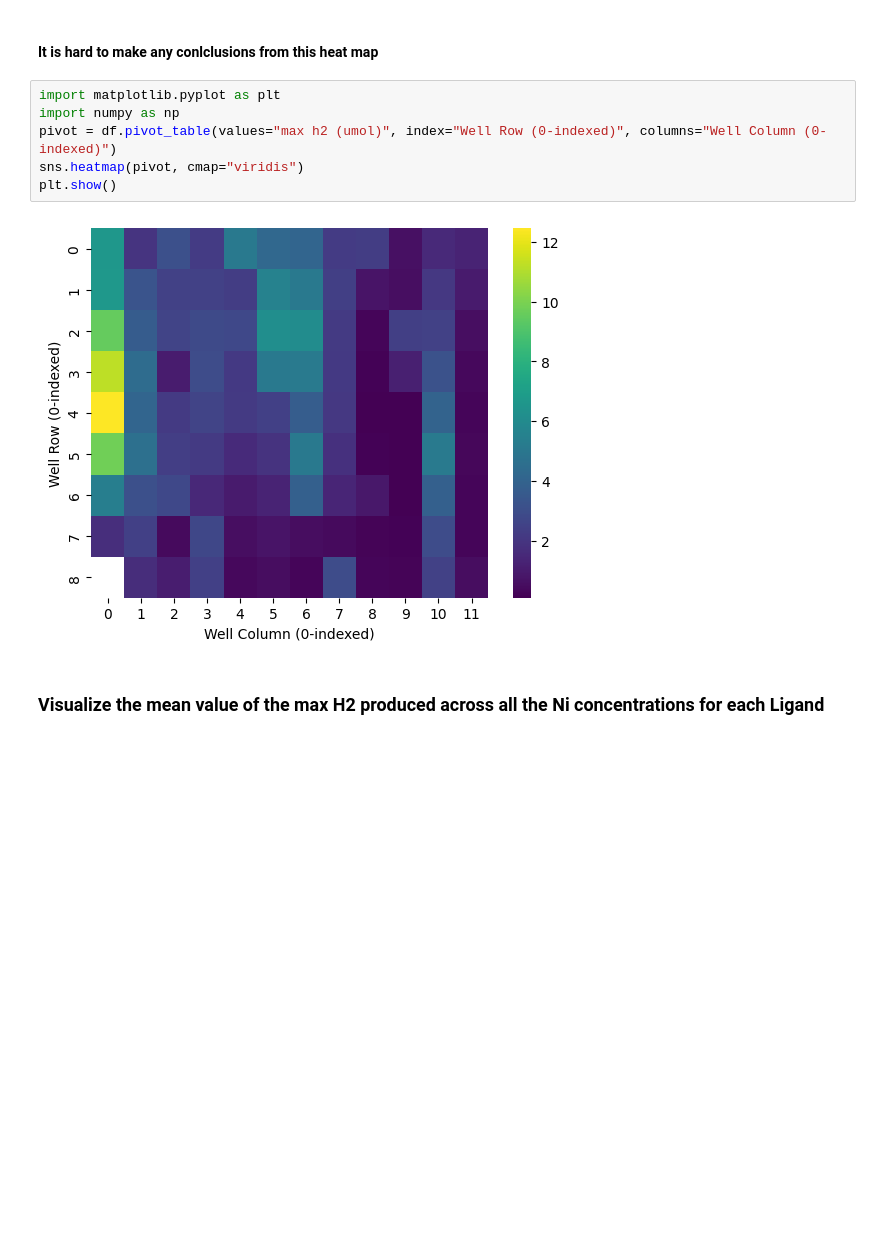
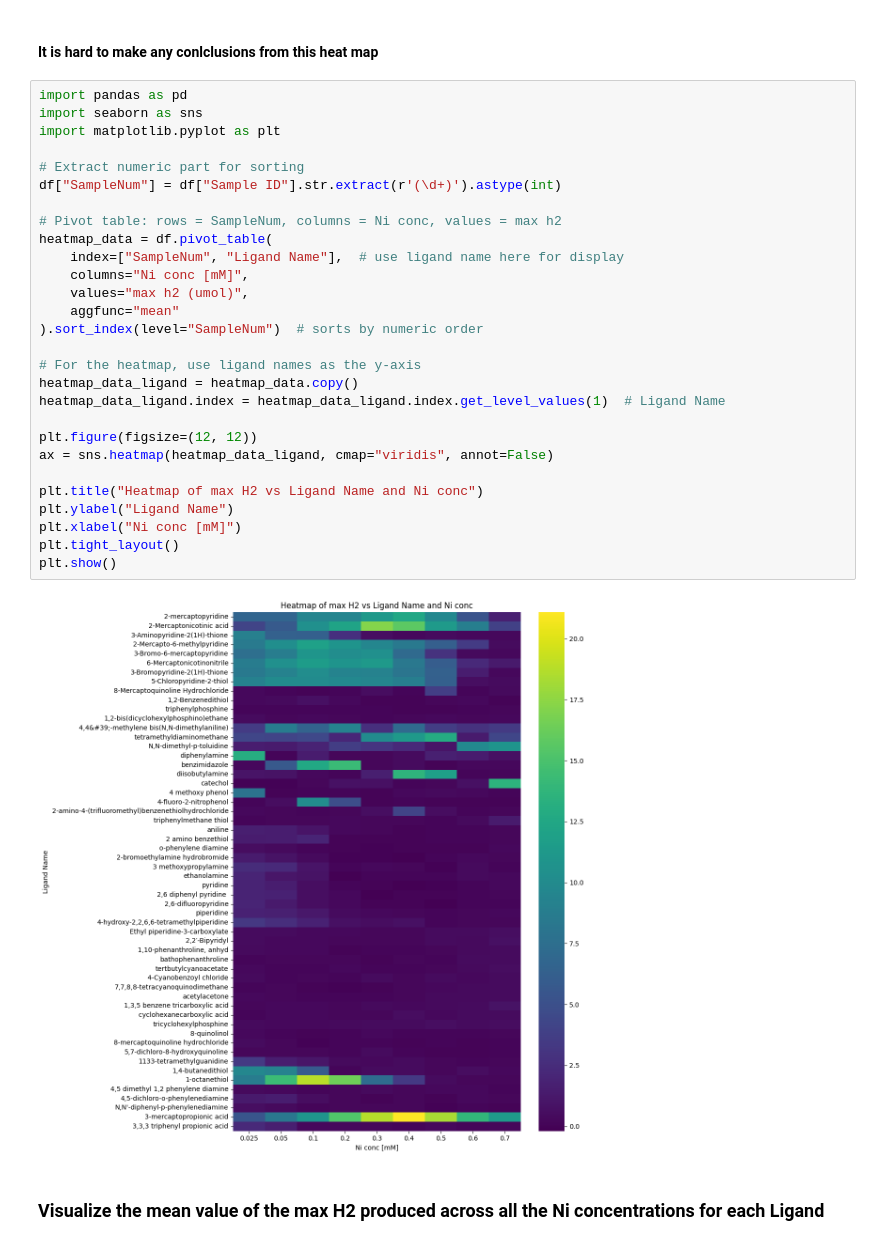
Before and after one commit to kareem-Abdelmaqsoud/HER-metal-complex-ligands, a Jupyter notebook: data_analysis.ipynb, the cells around one changed output. Drawn from its saved outputs; the diff is of its cells as text; blank space fills up the shorter version.

Commit message:
update plots

```diff
--- a/data_analysis.ipynb
+++ b/data_analysis.ipynb
@@ -20,14 +20,36 @@ df[['Ligand Name','SMILES', 'Ni conc [mM]', 'Well Row (0-indexed)', 'Well Column
 ## Heat map of the max H2 produced
 # %% [markdown]
 #### It is hard to make any conlclusions from this heat map
-# %%
-import matplotlib.pyplot as plt
-import numpy as np
-pivot = df.pivot_table(values="max h2 (umol)", index="Well Row (0-indexed)", columns="Well Column (0-indexed)")
-sns.heatmap(pivot, cmap="viridis")
-plt.show()
-# %% [output]
-[figure, removed]
+# %%
+import pandas as pd
+import seaborn as sns
+import matplotlib.pyplot as plt
+
+# Extract numeric part for sorting
+df["SampleNum"] = df["Sample ID"].str.extract(r'(\d+)').astype(int)
+
+# Pivot table: rows = SampleNum, columns = Ni conc, values = max h2
+heatmap_data = df.pivot_table(
+    index=["SampleNum", "Ligand Name"],  # use ligand name here for display
+    columns="Ni conc [mM]",
+    values="max h2 (umol)",
+    aggfunc="mean"
+).sort_index(level="SampleNum")  # sorts by numeric order
+
+# For the heatmap, use ligand names as the y-axis
+heatmap_data_ligand = heatmap_data.copy()
+heatmap_data_ligand.index = heatmap_data_ligand.index.get_level_values(1)  # Ligand Name
+
+plt.figure(figsize=(12, 12))
+ax = sns.heatmap(heatmap_data_ligand, cmap="viridis", annot=False)
+
+plt.title("Heatmap of max H2 vs Ligand Name and Ni conc")
+plt.ylabel("Ligand Name")
+plt.xlabel("Ni conc [mM]")
+plt.tight_layout()
+plt.show()
+# %% [output]
+[figure, added]
 # %% [markdown]
 ### Visualize the mean value of the max H2 produced across all the Ni concentrations for each Ligand
 # %% [markdown]
```
Also changed, not shown: parts of 3 cells of this notebook.
